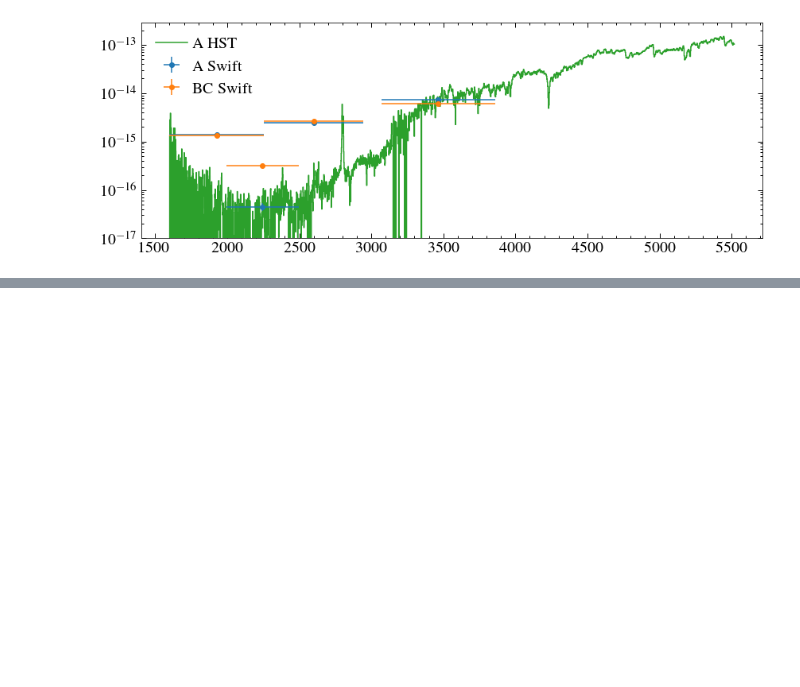
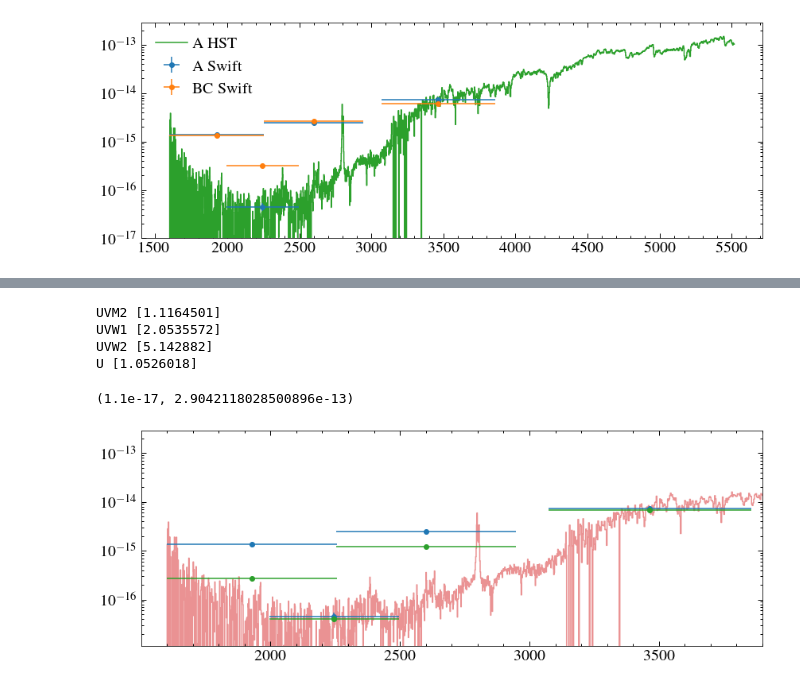
Before and after one commit to davidjwilson/ltt1445, a Jupyter notebook: new_swift_phot.ipynb, the cells around one changed output, grey strips where cells are left out. Cells and saved outputs as stored; diff of their text form; code cells hidden in the pictures; blank space fills up the shorter version.

```diff
--- a/new_swift_phot.ipynb
+++ b/new_swift_phot.ipynb
@@ -70,7 +70,7 @@ for x in x1ds[2:]:
     w, f, e= data['WAVELENGTH'], data['FLUX'], data['ERROR']
     grating = fits.getheader(x, 0)['OPT_ELEM']
     if grating == 'G230L':
-        mask = (w > 1600) #& (w <3130)
+        mask = (w > 1600) & (w <3150)
         w_nuv, f_nuv, e_nuv = w[mask], f[mask], e[mask]
     if grating == 'G430L':
         mask = (w > 3150) & (w <5520)
@@ -78,6 +78,8 @@ for x in x1ds[2:]:
 
 plt.step(w_nuv, f_nuv, label='A HST', c='C2')
 plt.step(w_opt, f_opt, zorder=-1, c='C2')
+
+w_hst, f_hst, e_hst = np.hstack((w_nuv, w_opt)), np.hstack((f_nuv, f_opt)), np.hstack((e_nuv, e_opt))
 
 plt.yscale('log')
 
@@ -104,0 +132,39 @@ plt.legend(by_label.values(), by_label.keys())
+# %%
+def make_phot(bp_w, bp_cc, w, f, e=0):
+    mask = (w >= bp_w[0]) & (w <= bp_w[-1])
+    w, f = w[mask], f[mask]
+    bb_cci = interp1d(bp_w, bp_cc, fill_value='extrapolate')(w)
+    flux = np.trapz(f*bb_cci, w)/np.trapz(bb_cci, w)
+    if isinstance(e, int) != True:
+        e = e[mask]
+        intf = np.trapz(f, w)
+        inte = (np.sum(e[1:]**2 * np.diff(w)**2))**0.5
+        flux_error = (inte/intf)*flux
+        return flux, flux_error
+    else:
+        return flux
+# %%
+fpath = '/home/david/work/filters/uvot/'
+
+for phot in amags:
+    data = fits.getdata(phot, 1)
+    w, fwhm = cenwaves[data['FILTER'][0]], fwhms[data['FILTER'][0]]
+    f, e = data['AB_FLUX_AA'], data['AB_FLUX_AA_ERR']
+    plt.errorbar(w, f, yerr=e, xerr=fwhm/2, marker='o', ls='none', c='C0')
+    bpw, bpf = np.loadtxt('{}Swift_UVOT.{}.dat'.format(fpath, data['FILTER'][0] ), unpack=True)
+    # plt.plot(bpw, bpf*1e-16)
+    synphot, synphot_e = make_phot(bpw, bpf, w_hst, f_hst, e=e_hst)
+    plt.errorbar(w, synphot, yerr=synphot_e, xerr=fwhm/2, marker='o', ls='none', c='C2')
+    print(data['FILTER'][0], f/synphot)
+
+plt.step(w_hst, f_hst, alpha=0.5, zorder=-1, c='C3')
+plt.xlim(1501, 3900)
+plt.yscale('log')
+plt.ylim(1.1e-17)
+# %% [output]
+UVM2 [1.1164501]
+UVW1 [2.0535572]
+UVW2 [5.142882]
+U [1.0526018]
+(1.1e-17, 2.9042118028500896e-13)
+[figure, added]
```
Also changed, not shown: parts of 6 cells of this notebook, 2 other files.
